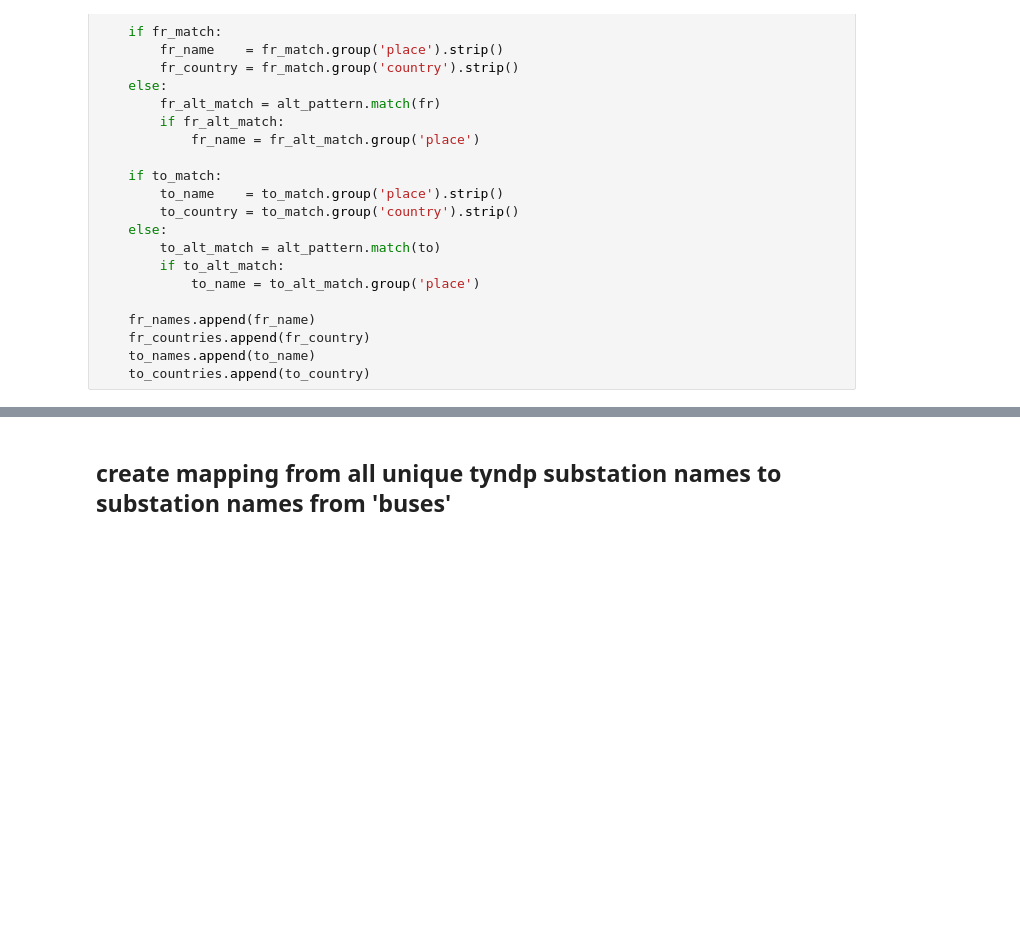
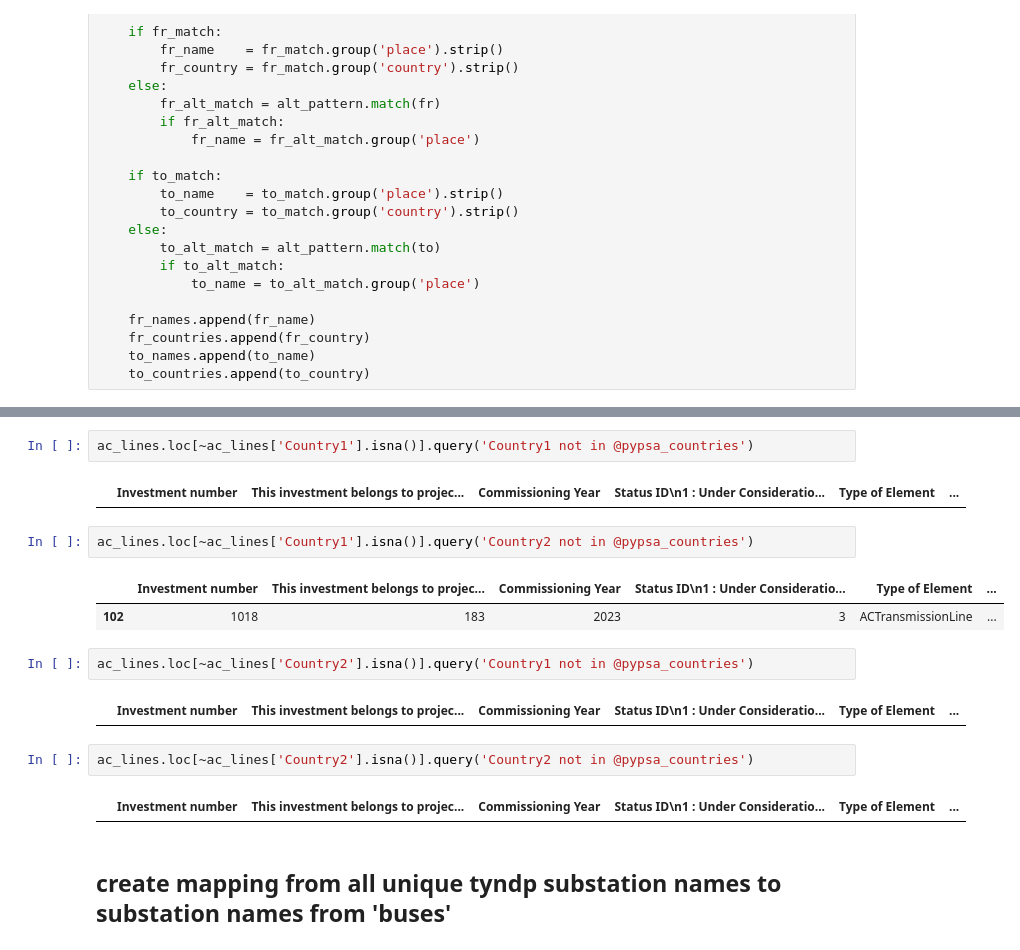
Before and after one commit to grecht/tyndp_to_pypsa, a Jupyter notebook: Experiments.ipynb, the cells around one changed output, grey strips where cells are left out. Cells and saved outputs as stored; diff of their text form; blank space fills up the shorter version.

```diff
--- a/Experiments.ipynb
+++ b/Experiments.ipynb
@@ -206,3 +286,20 @@ ac_lines
+# %%
+ac_lines.loc[~ac_lines['Country1'].isna()].query('Country1 not in @pypsa_countries')
+# %% [output]
+|  | Investment number | This investment belongs to projec... | Commissioning Year | Status ID\n1 : Under Consideratio... | Type of Element | ... |
+# %%
+ac_lines.loc[~ac_lines['Country1'].isna()].query('Country2 not in @pypsa_countries')
+# %% [output]
+|  | Investment number | This investment belongs to projec... | Commissioning Year | Status ID\n1 : Under Consideratio... | Type of Element | ... |
+| 102 | 1018 | 183 | 2023 | 3 | ACTransmissionLine | ... |
+# %%
+ac_lines.loc[~ac_lines['Country2'].isna()].query('Country1 not in @pypsa_countries')
+# %% [output]
+|  | Investment number | This investment belongs to projec... | Commissioning Year | Status ID\n1 : Under Consideratio... | Type of Element | ... |
+# %%
+ac_lines.loc[~ac_lines['Country2'].isna()].query('Country2 not in @pypsa_countries')
+# %% [output]
+|  | Investment number | This investment belongs to projec... | Commissioning Year | Status ID\n1 : Under Consideratio... | Type of Element | ... |
 # %% [markdown]
 ## create mapping from all unique tyndp substation names to substation names from 'buses'
 # %%
```
Also changed, not shown: parts of 17 cells of this notebook.
